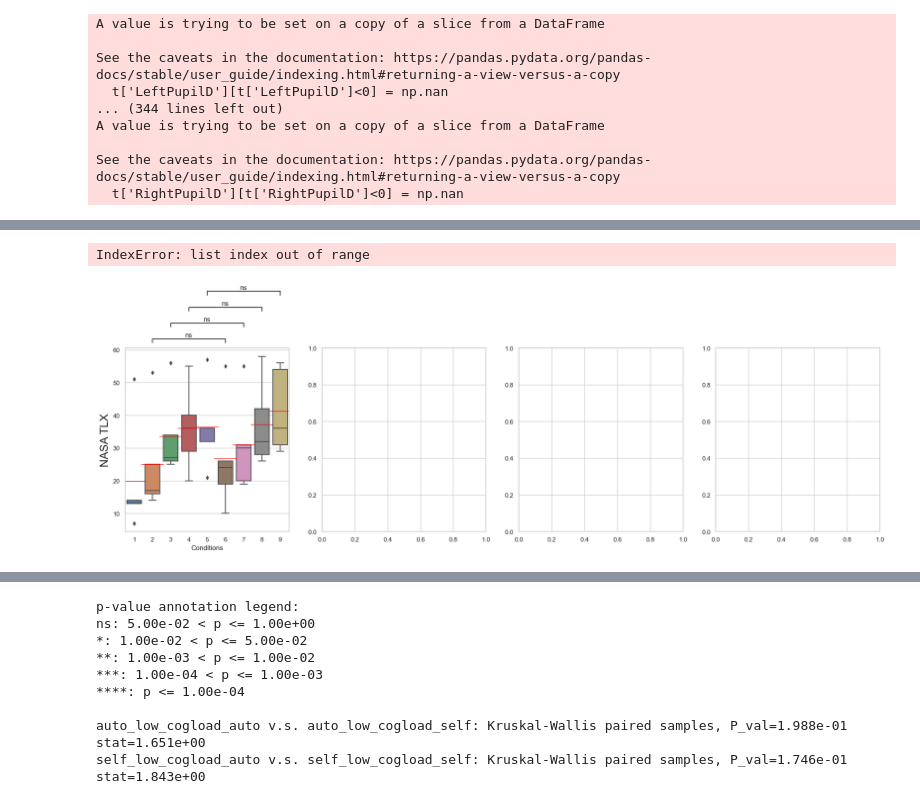
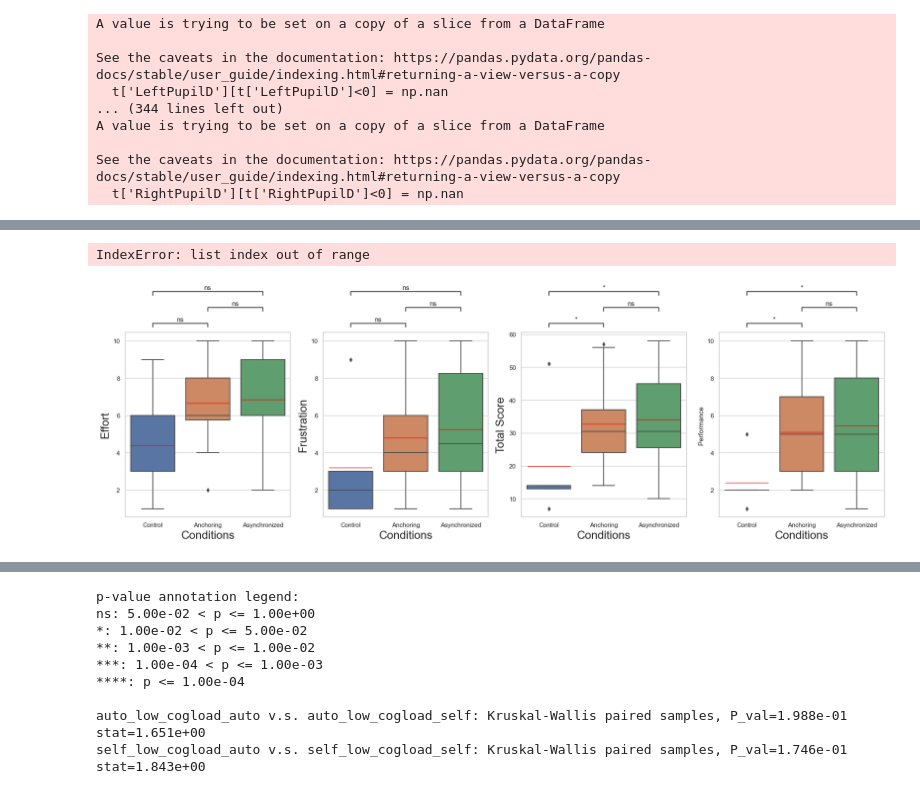
Before and after one commit to Tianyu-Zhou/NASA_phase_2, a Jupyter notebook: nasa_2022_11.ipynb, the cells around one changed output, grey strips where cells are left out. Saved outputs shown, nothing was run; the diff lists cells and outputs as text; code cells hidden in the pictures.

```diff
--- a/nasa_2022_11.ipynb
+++ b/nasa_2022_11.ipynb
@@ -223,7 +297,7 @@ Text(1715.6521739130435, 0.5, 'Average Cognitive Load')
 # %%
 ### ----------------------------------------------- Questionnaire ---------------------------------------------------------------------------
 # %%
-nasa_tlx = pd.read_csv("../../data/2022_11_09/questionnaire/NASA TLX - Delay Control.csv")
+nasa_tlx = pd.read_csv("../data/questionnaire/NASA TLX - Delay Control.csv")
 # %%
 nasa_tlx[["Mental Demand",
          "Physical Demand",
@@ -238,3 +312,12 @@ nasa_tlx[["Mental Demand",
          "Effort ",
          "Frustration ",
          ]].astype(float)
+nasa_tlx['Condition'] = np.nan
+# %%
+for index, row in nasa_tlx.iterrows():
+    if row['trail'] == 1:
+        nasa_tlx.loc[index,['Condition']] = 'Control'
+    if row['trail'] == 2 or row['trail'] == 3 or row['trail'] == 4 or row['trail'] == 5:
+        nasa_tlx.loc[index,['Condition']] = 'Anchoring'
+    if row['trail'] == 6 or row['trail'] == 7 or row['trail'] == 8 or row['trail'] == 9:
+        nasa_tlx.loc[index,['Condition']] = 'Asynchronized'
@@ -244,28 +347,32 @@ nasa_tlx['total']= nasa_tlx.iloc[:,3]+nasa_tlx.iloc[:,4]+nasa_tlx.iloc[:,5]+nasa
 # %%
 ### pair analysis visualization
 sns.set(style = 'whitegrid')
-x = 'Conditions'
-y_list = ["total"]
+x = 'Condition'
+# y_list = ["total"]
+# y_list = ["Mental Demand","Physical Demand","Temporal Demand","Performance "]; y_name = ["Mental Demand","Physical Demand","Temporal Demand","Performance"]
+y_list = ["Effort ","Frustration ","total","Performance "]; y_name = ["Effort","Frustration","Total Score"]
+
 # order = ["1","2","3","4","5","6","7","8","9"]
-order = [1,2,3,4,5,6,7,8,9]
-method = 'Wilcoxon'
-# method = 'Kruskal'
+order = ["Control","Anchoring","Asynchronized"]
+# method = 'Wilcoxon'
+method = 'Kruskal'
 data = nasa_tlx
+box_pairs=[
+         (order[0], order[1]),
+         (order[0], order[2]),
+         # (order[0], order[3]),
+         (order[1], order[2]),
+         # (order[1], order[3]),
+         # (order[2], order[3]),
+            ]
 # box_pairs=[
-#          (order[0], order[1]),
-#          (order[0], order[2]),
-#          (order[0], order[3]),
-#          (order[1], order[2]),
-#          (order[1], order[3]),
-#          (order[2], order[3]),
+#          (order[1], order[5]),
+#          (order[2], order[6]),
+#          (order[3], order[7]),
+#          (order[4], order[8]),
 #             ]
-box_pairs=[
-         (order[1], order[5]),
-         (order[2], order[6]),
-         (order[3], order[7]),
-         (order[4], order[8]),
-            ]
-average_line_length = "40"
+# average_line_length = "40"
+average_line_length = "76"
 
 
 fig, axes = plt.subplots(1,4, figsize=(24,6), dpi=100)
@@ -280,7 +387,8 @@ test_results = add_stat_annotation(ax=axes[0], data=data, x=x, y=y, order=order,
                                  # stats_params={'alternative': 'less'}
                                  )
 # axes[0].set(xlabel = method + ' analysis between groups', ylabel=y)
-axes[0].set_ylabel('NASA TLX', fontsize = 20)
+axes[0].set_xlabel('Conditions', fontsize = 20)
+axes[0].set_ylabel(y_name[0], fontsize = 20)
 
 y = y_list[1]
 axes[1] = sns.boxplot(ax = axes[1],data=data, x=x, y=y,order=order, showmeans=True, meanprops={"marker":"_","markerfacecolor":"white","markeredgecolor":"red","markersize":average_line_length})
@@ -291,7 +399,9 @@ test_results = add_stat_annotation(ax=axes[1], data=data, x=x, y=y,order=order,
                                  text_format='star', loc='outside', verbose=1,
                                  # stats_params={'alternative': 'less'}
                                  )
-axes[1].set(xlabel = method + ' analysis between groups', ylabel=y)
+# axes[1].set(xlabel = method + ' analysis between groups', ylabel=y)
+axes[1].set_xlabel('Conditions', fontsize = 20)
+axes[1].set_ylabel(y_name[1], fontsize = 20)
 
 y = y_list[2]
 axes[2] = sns.boxplot(ax = axes[2],data=data, x=x, y=y,order=order, showmeans=True, meanprops={"marker":"_","markerfacecolor":"white","markeredgecolor":"red","markersize":average_line_length})
@@ -302,7 +412,9 @@ test_results = add_stat_annotation(ax=axes[2], data=data, x=x, y=y,order=order,
                                  text_format='star', loc='outside', verbose=1,
                                  # stats_params={'alternative': 'less'}
                                  )
-axes[2].set(xlabel = method + ' analysis between groups', ylabel=y)
+# axes[2].set(xlabel = method + ' analysis between groups', ylabel=y)
+axes[2].set_xlabel('Conditions', fontsize = 20)
+axes[2].set_ylabel(y_name[2], fontsize = 20)
 
 y = y_list[3]
 axes[3] = sns.boxplot(ax = axes[3],data=data, x=x, y=y,order=order, showmeans=True, meanprops={"marker":"_","markerfacecolor":"white","markeredgecolor":"red","markersize":average_line_length})
@@ -313,7 +425,9 @@ test_results = add_stat_annotation(ax=axes[3], data=data, x=x, y=y,order=order,
                                  text_format='star', loc='outside', verbose=1,
                                  # stats_params={'alternative': 'greater'}
                                  )
-axes[3].set(xlabel = method + ' analysis between groups', ylabel=y)
+# axes[3].set(xlabel = method + ' analysis between groups', ylabel=y)
+axes[3].set_xlabel('Conditions', fontsize = 20)
+axes[3].set_ylabel(y_name[3], fontsize = 20)
 # %% [output]
 p-value annotation legend:
 ns: 5.00e-02 < p <= 1.00e+00
@@ -333,5 +449,5 @@ Using zero_method  pratt
 IndexError: list index out of range
-[figure, old version]
+[figure, new version]
 # %%
 ### -------------------------------------- Estimation Delay ---------------------------------------------
 # %%
```
Also changed, not shown: parts of 15 cells of this notebook.
